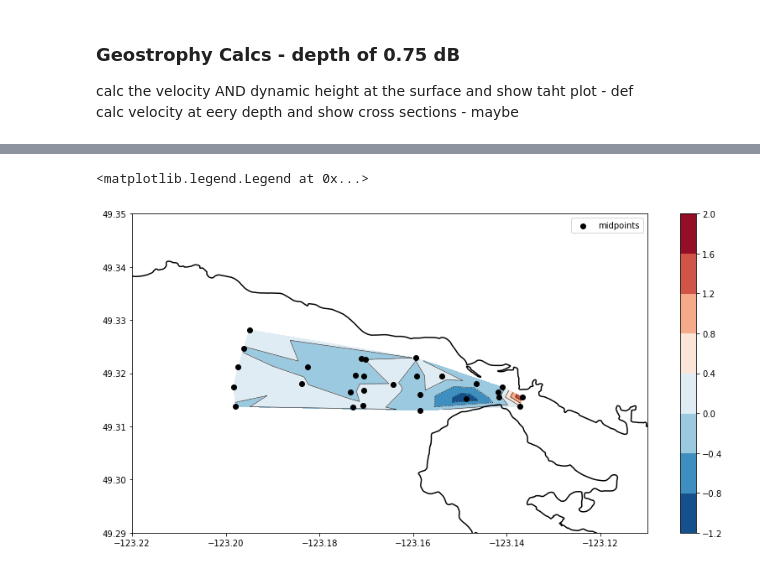
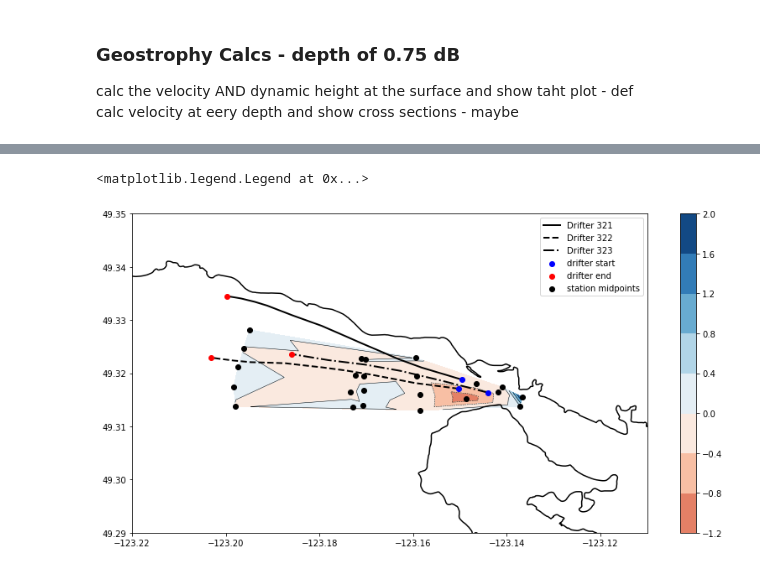
Before and after one commit to rbeutel/EOSC573, a Jupyter notebook: project/CTDanalysis.ipynb, the cells around one changed output, grey strips where cells are left out. Cells and saved outputs as stored; diff of their text form; code cells hidden in the pictures.

Commit message:
added drifters, fixed surgace geotrophic velocity calc (doesn't look like it can be explained with geostrophy)

```diff
--- a/project/CTDanalysis.ipynb
+++ b/project/CTDanalysis.ipynb
@@ -462,0 +498,3 @@ plt.legend()
+# %%
+drift = loadmat('/ocean/kstankov/driftersL1L2L3/L2/drifters_L2_32_Burrard.mat')['drift']
+drift[0]._fieldnames
@@ -591,43 +615,68 @@ for i in range(29):
         DH[i,j] = top13.stream[k]
         k+=1
 
-V = gsw.geostrophy.geostrophic_velocity(DH.T,surface.lon.to_numpy(), surface.lat.to_numpy(), Ps.reshape(26,1), axis=0)
+DH1 = DH[:sum(nSt[:1]),:]
+DH2 = DH[nSt[0]:sum(nSt[:2]),:]
+DH3 = DH[sum(nSt[:2]):sum(nSt[:3]),:]
+DH4 = DH[sum(nSt[:3]):sum(nSt[:4]),:]
+DH5 = DH[sum(nSt[:4]):sum(nSt[:5]),:]
+DH6 = DH[sum(nSt[:5]):,:]
+# %%
+#the velocity result is perpendicular the the line connecting two points
+#SO in order to make it easily understandable in a figure the velocity of each transect much be done seperately
+
+V1 = gsw.geostrophy.geostrophic_velocity(DH1.T,surface.lon.to_numpy()[:sum(nSt[:1])], surface.lat.to_numpy()[:sum(nSt[:1])], Ps.reshape(26,1), axis=0)
+V2 = gsw.geostrophy.geostrophic_velocity(DH2.T,surface.lon.to_numpy()[nSt[0]:sum(nSt[:2])], surface.lat.to_numpy()[nSt[0]:sum(nSt[:2])], Ps.reshape(26,1), axis=0)
+V3 = gsw.geostrophy.geostrophic_velocity(DH3.T,surface.lon.to_numpy()[sum(nSt[:2]):sum(nSt[:3])], surface.lat.to_numpy()[sum(nSt[:2]):sum(nSt[:3])], Ps.reshape(26,1), axis=0)
+V4 = gsw.geostrophy.geostrophic_velocity(DH4.T,surface.lon.to_numpy()[sum(nSt[:3]):sum(nSt[:4])], surface.lat.to_numpy()[sum(nSt[:3]):sum(nSt[:4])], Ps.reshape(26,1), axis=0)
+V5 = gsw.geostrophy.geostrophic_velocity(DH5.T,surface.lon.to_numpy()[sum(nSt[:4]):sum(nSt[:5])], surface.lat.to_numpy()[sum(nSt[:4]):sum(nSt[:5])], Ps.reshape(26,1), axis=0)
+V6 = gsw.geostrophy.geostrophic_velocity(DH6.T,surface.lon.to_numpy()[sum(nSt[:5]):], surface.lat.to_numpy()[sum(nSt[:5]):], Ps.reshape(26,1), axis=0)
+# %%
+Vsur = [V1[0][0][i] for i in range(nSt[0]-1)]+[V2[0][0][i] for i in range(nSt[1]-1)]+[V3[0][0][i] for i in range(nSt[2]-1)]+[V4[0][0][i] for i in range(nSt[3]-1)]+[V5[0][0][i] for i in range(nSt[4]-1)]+[V6[0][0][i] for i in range(nSt[5]-1)]
+midlon = [V1[1][i] for i in range(nSt[0]-1)]+[V2[1][i] for i in range(nSt[1]-1)]+[V3[1][i] for i in range(nSt[2]-1)]+[V4[1][i] for i in range(nSt[3]-1)]+[V5[1][i] for i in range(nSt[4]-1)]+[V6[1][i] for i in range(nSt[5]-1)]
+midlat = [V1[2][i] for i in range(nSt[0]-1)]+[V2[2][i] for i in range(nSt[1]-1)]+[V3[2][i] for i in range(nSt[2]-1)]+[V4[2][i] for i in range(nSt[3]-1)]+[V5[2][i] for i in range(nSt[4]-1)]+[V6[2][i] for i in range(nSt[5]-1)]
 # %%
-Vsur = [V[0][0][i] for i in range(29-1)]
-
 # Create grid values first.
 ngridx = 1000
 ngridy = 1000
 xi = np.linspace(min(surface.lon),max(surface.lon), ngridx)
 yi = np.linspace(min(surface.lat),max(surface.lat), ngridy)
 
 # Linearly interpolate the data (x, y) on a grid defined by (xi, yi).
-zi = griddata((V[1], V[2]),Vsur, (xi[None, :], yi[:, None]), method='linear')
+zi = griddata((midlon, midlat),Vsur, (xi[None, :], yi[:, None]), method='linear')
 
 fig, ax = plt.subplots(figsize=(14, 7))
 plt.contour(xi, yi, zi, linewidths=0.5, colors='k')
-plt.contourf(xi, yi, zi, cmap="RdBu_r")
+plt.contourf(xi, yi, zi, cmap="RdBu", vmin=-2, vmax=2)
 plt.colorbar()
 
 # #ADD QUIVER plot
 # ngridx = 15
 # ngridy = 15
 # xi = np.linspace(min(surface.lon),max(surface.lon), ngridx)
 # yi = np.linspace(min(surface.lat),max(surface.lat), ngridy)
 
 # # Linearly interpolate the data (x, y) on a grid defined by (xi, yi).
 # zi = griddata((V[1], V[2]),Vsur, (xi[None, :], yi[:, None]), method='linear')
 # dx,dy=np.gradient(zi) #gradient doesnt make sense as it amplifies the negative to postive changes
 # plt.quiver(xi,yi,dx,dy)
 
+#ADD drifters
+plt.plot(drift[2].lon,drift[2].lat,'k-',label='Drifter '+str(drift[2].id),zorder=1, linewidth ='2')
+plt.plot(drift[0].lon,drift[0].lat,'k--',label='Drifter '+str(drift[0].id),zorder=1, linewidth ='2')
+plt.plot(drift[1].lon,drift[1].lat,'k-.',label='Drifter '+str(drift[1].id),zorder=1, linewidth ='2')
+plt.scatter([drift[2].lon[0],drift[0].lon[0],drift[1].lon[0]],[drift[2].lat[0],drift[0].lat[0],drift[1].lat[0]],c='b', label='drifter start',zorder=2)
+plt.scatter([drift[2].lon[-1],drift[0].lon[-1],drift[1].lon[-1]],[drift[2].lat[-1],drift[0].lat[-1],drift[1].lat[-1]],c='r', label='drifter end',zorder=2)
+plt.legend()
+
 plt.xlim([-123.22, -123.11])
 plt.ylim([49.29,49.35])
 #plt.title('DENSITY\nTransect 4')
 
 ax.plot(x, y, 'k')
-ax.scatter(V[1], V[2], c='k', label='midpoints')
+ax.scatter(midlon, midlat, c='k', label='station midpoints')
 ax.set_aspect(5/4.4)
 ax.legend()
 # %% [output]
 <matplotlib.legend.Legend at 0x...>
-[figure, old version]
+[figure, new version]
```
Also changed, not shown: parts of 12 cells of this notebook, 1 other file.
